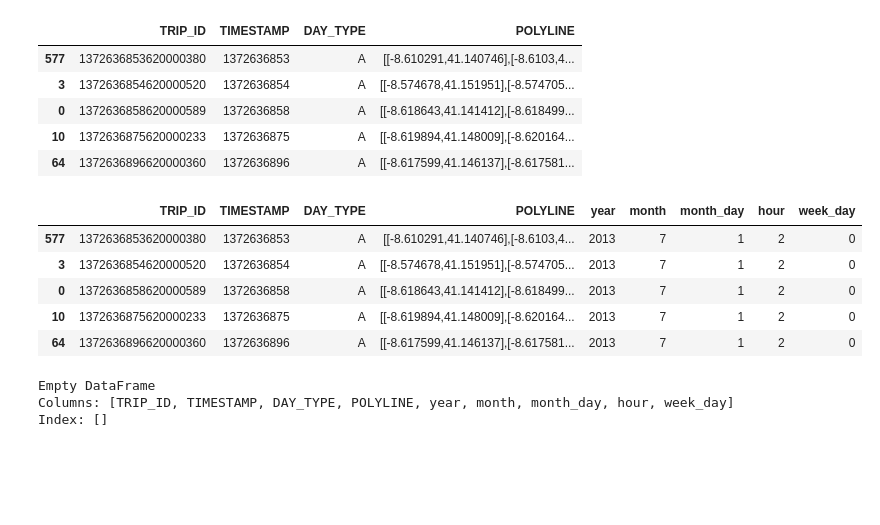
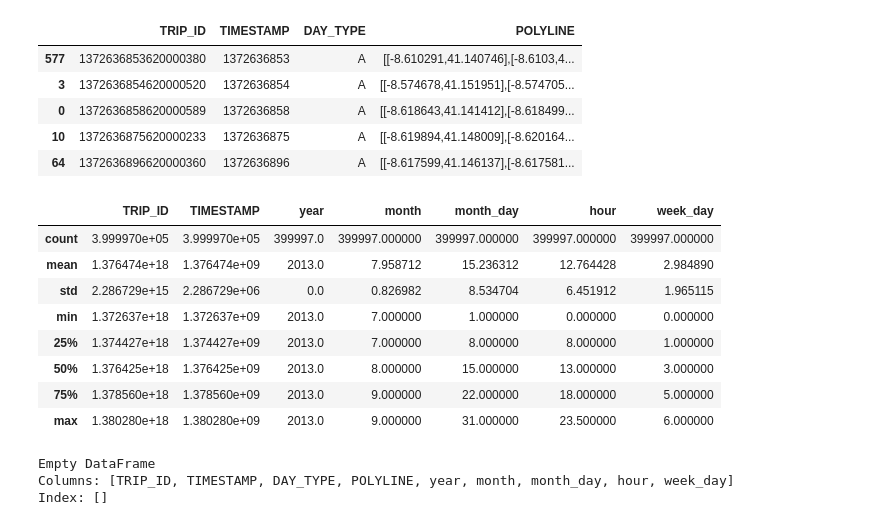
Before and after one commit to Pawel-Wojc/taxi_trip_prediction, a Jupyter notebook: Projekt.ipynb, the cells around one changed output. Drawn from its saved outputs; the diff is of its cells as text; code cells hidden in the pictures; blank space fills up the shorter version.

```diff
--- a/Projekt.ipynb
+++ b/Projekt.ipynb
@@ -65,17 +66,21 @@ baza.head()
 baza['year'] = baza['TIMESTAMP'].apply(lambda x :datetime.datetime.fromtimestamp(x).year)
 baza['month'] = baza['TIMESTAMP'].apply(lambda x :datetime.datetime.fromtimestamp(x).month)
 baza['month_day'] = baza['TIMESTAMP'].apply(lambda x :datetime.datetime.fromtimestamp(x).day)
-baza['hour'] = baza['TIMESTAMP'].apply(lambda x :datetime.datetime.fromtimestamp(x).hour)
+#baza['hour'] = baza['TIMESTAMP'].apply(lambda x :datetime.datetime.fromtimestamp(x).hour)
+baza['hour'] = baza['TIMESTAMP'].apply(lambda x: datetime.datetime.fromtimestamp(x).hour + (0.5 if datetime.datetime.fromtimestamp(x).minute > 30 else 0))
 baza['week_day'] = baza['TIMESTAMP'].apply(lambda x :datetime.datetime.fromtimestamp(x).weekday())
 # %%
-baza.head(5) #pierwsze 5 rekordów
+baza.describe() #pierwsze 5 rekordów
 # %% [output]
-|  | TRIP_ID | TIMESTAMP | DAY_TYPE | POLYLINE | year | month | month_day | hour | week_day |
-| 577 | 1372636853620000380 | 1372636853 | A | [[-8.610291,41.140746],[-8.6103,4... | 2013 | 7 | 1 | 2 | 0 |
-| 3 | 1372636854620000520 | 1372636854 | A | [[-8.574678,41.151951],[-8.574705... | 2013 | 7 | 1 | 2 | 0 |
-| 0 | 1372636858620000589 | 1372636858 | A | [[-8.618643,41.141412],[-8.618499... | 2013 | 7 | 1 | 2 | 0 |
-| 10 | 1372636875620000233 | 1372636875 | A | [[-8.619894,41.148009],[-8.620164... | 2013 | 7 | 1 | 2 | 0 |
-| 64 | 1372636896620000360 | 1372636896 | A | [[-8.617599,41.146137],[-8.617581... | 2013 | 7 | 1 | 2 | 0 |
+|  | TRIP_ID | TIMESTAMP | year | month | month_day | hour | week_day |
+| count | 3.999970e+05 | 3.999970e+05 | 399997.0 | 399997.000000 | 399997.000000 | 399997.000000 | 399997.000000 |
+| mean | 1.376474e+18 | 1.376474e+09 | 2013.0 | 7.958712 | 15.236312 | 12.764428 | 2.984890 |
+| std | 2.286729e+15 | 2.286729e+06 | 0.0 | 0.826982 | 8.534704 | 6.451912 | 1.965115 |
+| min | 1.372637e+18 | 1.372637e+09 | 2013.0 | 7.000000 | 1.000000 | 0.000000 | 0.000000 |
+| 25% | 1.374427e+18 | 1.374427e+09 | 2013.0 | 7.000000 | 8.000000 | 8.000000 | 1.000000 |
+| 50% | 1.376425e+18 | 1.376425e+09 | 2013.0 | 8.000000 | 15.000000 | 13.000000 | 3.000000 |
+| 75% | 1.378560e+18 | 1.378560e+09 | 2013.0 | 9.000000 | 22.000000 | 18.000000 | 5.000000 |
+| max | 1.380280e+18 | 1.380280e+09 | 2013.0 | 9.000000 | 31.000000 | 23.500000 | 6.000000 |
 # %%
 puste_wiersze = baza[baza['POLYLINE'].isnull()]
 
```
Also changed, not shown: parts of 26 cells of this notebook.
